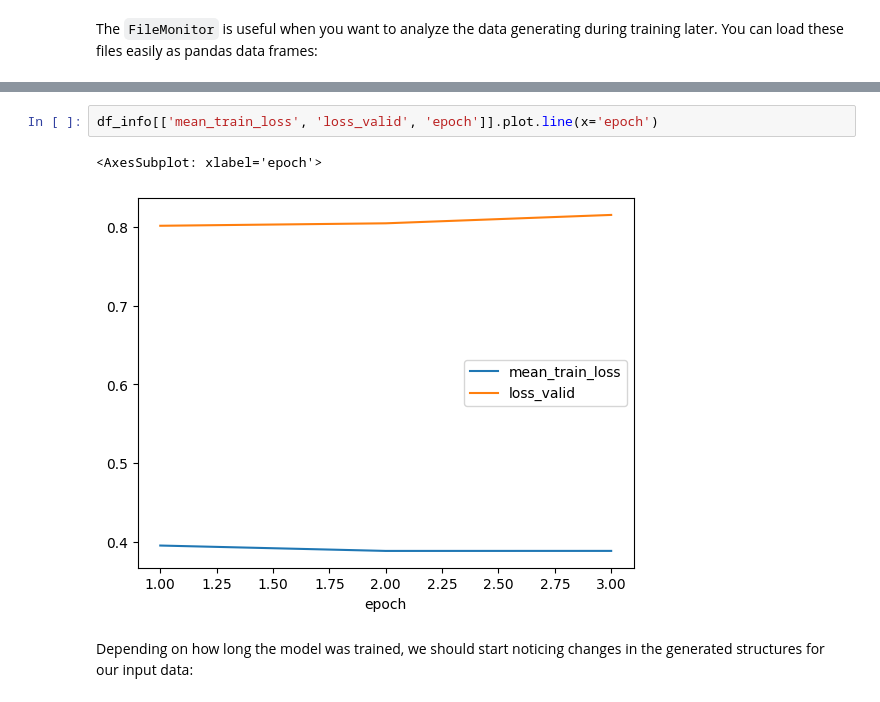
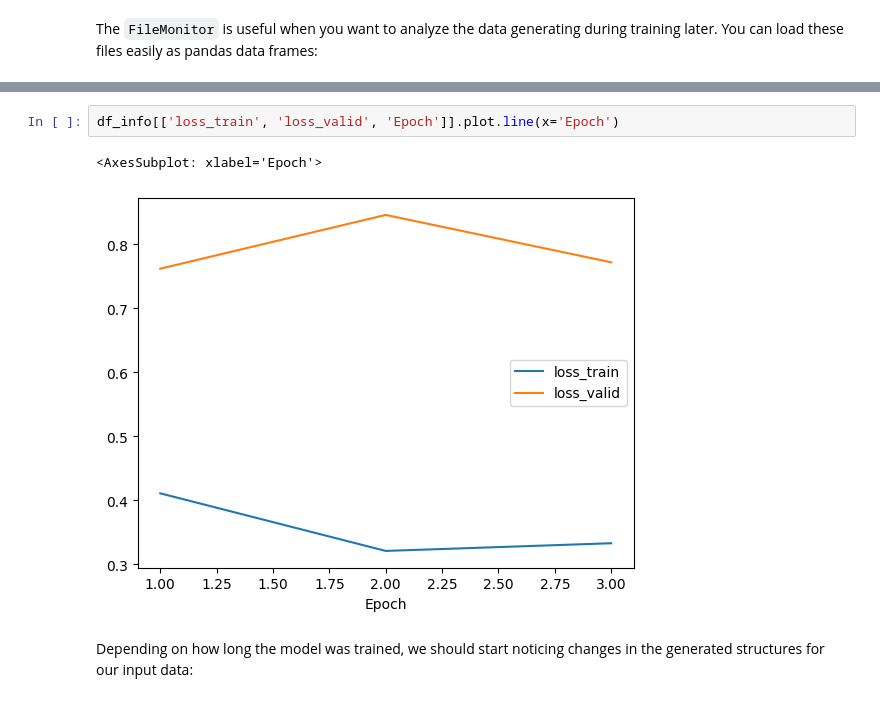
Before and after one commit to CDDLeiden/DrugEx, a Jupyter notebook: tutorial/Graph-Transformer.ipynb, the cells around one changed output, grey strips where cells are left out. Cells and saved outputs as stored; diff of their text form.

```diff
--- a/tutorial/Graph-Transformer.ipynb
+++ b/tutorial/Graph-Transformer.ipynb
@@ -346,8 +346,8 @@ df_info
 # %%
-df_info[['mean_train_loss', 'loss_valid', 'epoch']].plot.line(x='epoch')
+df_info[['loss_train', 'loss_valid', 'Epoch']].plot.line(x='Epoch')
 # %% [output]
-<AxesSubplot: xlabel='epoch'>
+<AxesSubplot: xlabel='Epoch'>
-[figure, old version]
+[figure, new version]
 # %% [markdown]
 Depending on how long the model was trained, we should start noticing changes in the generated structures for our input data:
 # %%
```
Also changed, not shown: parts of 19 cells of this notebook.
